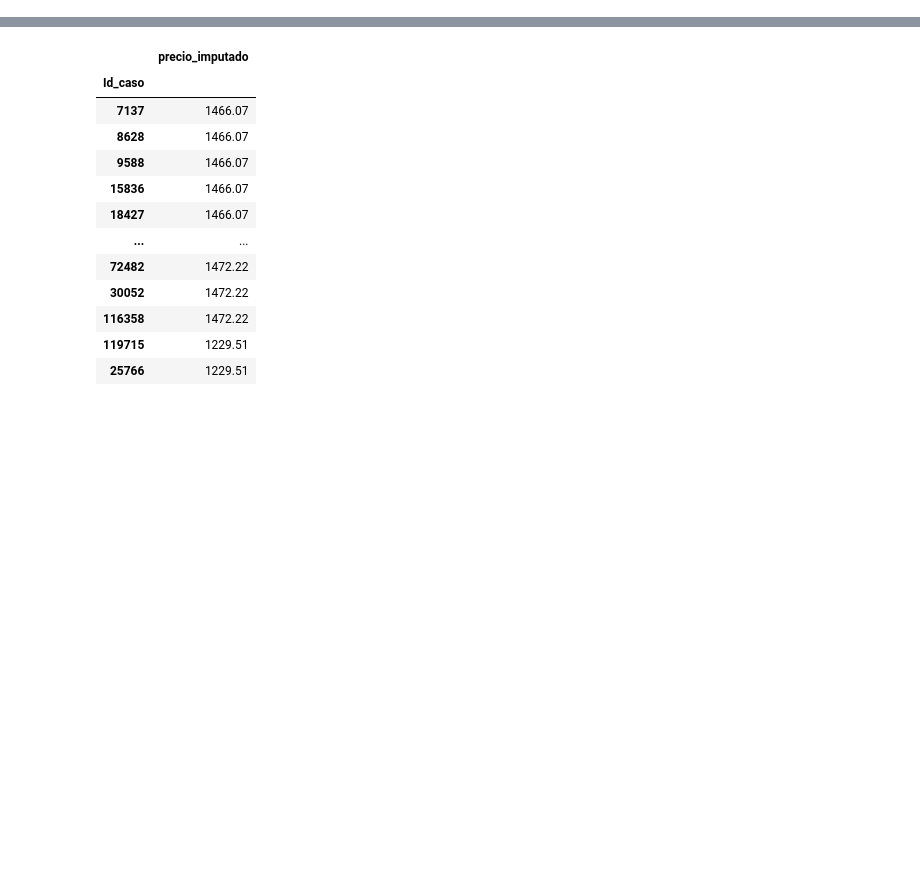
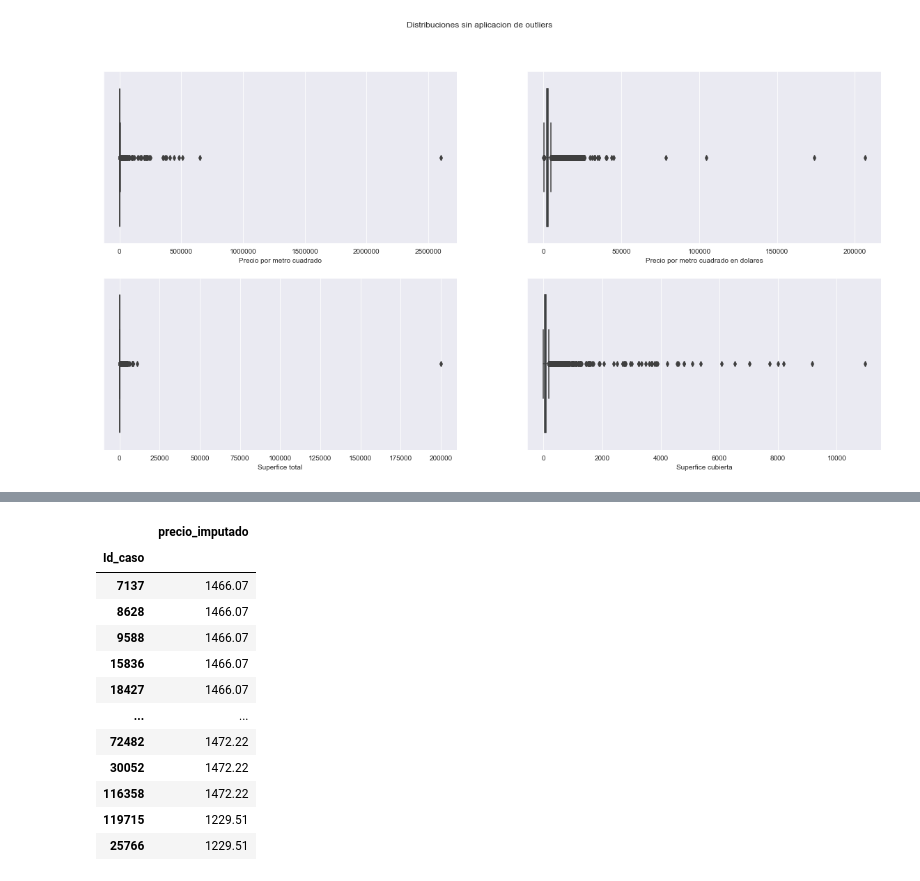
Before and after one commit to mauriciomem/DH_DS_desafio_2_properati, a Jupyter notebook: final.ipynb, the cells around one changed output, grey strips where cells are left out. Saved outputs shown, nothing was run; the diff lists cells and outputs as text; code cells hidden in the pictures; blank space fills up the shorter version.

```diff
--- a/final.ipynb
+++ b/final.ipynb
@@ -8,0 +177,20 @@ data = pd.read_csv(data_location, compression='zip', encoding="utf-8")
+# %%
+sns.set_style("darkgrid")
+fig, axs = plt.subplots(2,2,figsize=(20,10))
+fig.suptitle('Distribuciones sin aplicacion de outliers')
+
+sns.boxplot(x='price_per_m2', data=data, ax=axs[0,0])
+axs[0,0].set(xlabel='Precio por metro cuadrado')
+
+sns.boxplot(x='price_usd_per_m2', data=data, ax=axs[0,1])
+axs[0,1].set(xlabel='Precio por metro cuadrado en dolares')
+
+sns.boxplot(x='surface_total_in_m2', data=data, ax=axs[1,0])
+axs[1,0].set(xlabel='Superfice total')
+
+sns.boxplot(x='surface_covered_in_m2', data=data, ax=axs[1,1])
+axs[1,1].set(xlabel='Superfice cubierta')
+
+plt.show()
+# %% [output]
+[figure, added]
```
Also changed, not shown: parts of 20 cells of this notebook, 1 other file.
